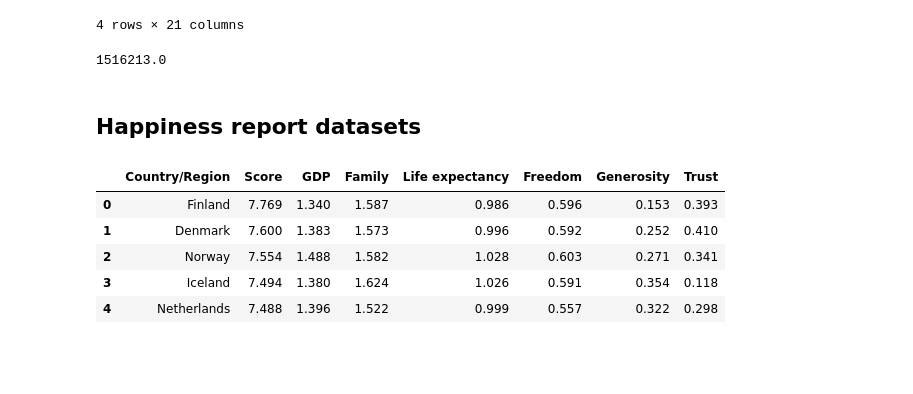
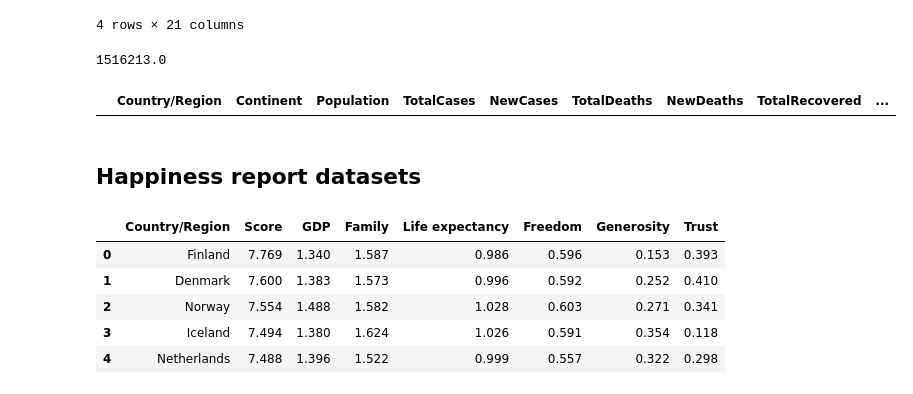
Before and after one commit to amrukwa/covid-happiness_score, a Jupyter notebook: Plots.ipynb, the cells around one changed output. Saved outputs shown, nothing was run; the diff lists cells and outputs as text; code cells hidden in the pictures; blank space fills up the shorter version.

```diff
--- a/Plots.ipynb
+++ b/Plots.ipynb
@@ -116,6 +126,11 @@ dif
 dif["difference"].sum()
 # %% [output]
 1516213.0
+# %%
+df1 = worldometer[worldometer.isna().any(axis=1)]
+df1
+# %% [output]
+|  | Country/Region | Continent | Population | TotalCases | NewCases | TotalDeaths | NewDeaths | TotalRecovered | ... |
 # %% [markdown]
 ## Happiness report datasets
 # %%
```
Also changed, not shown: parts of 35 cells of this notebook.
